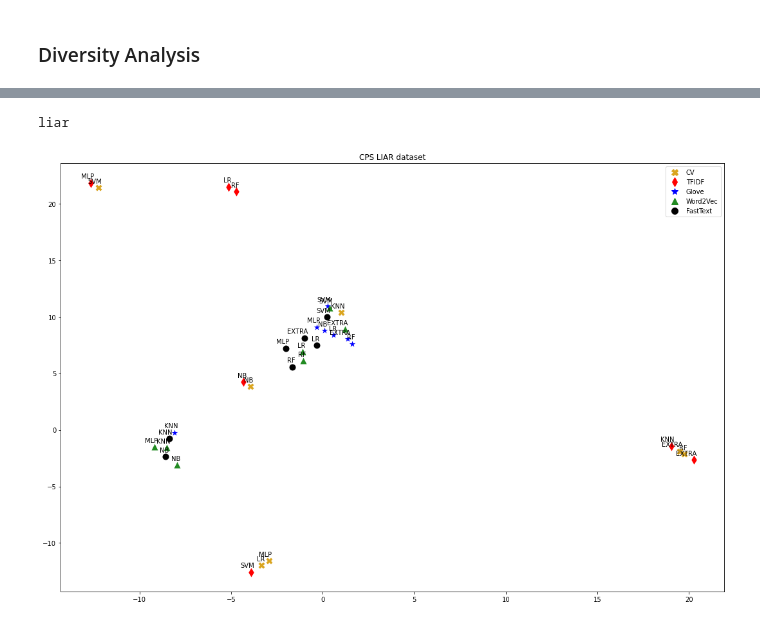
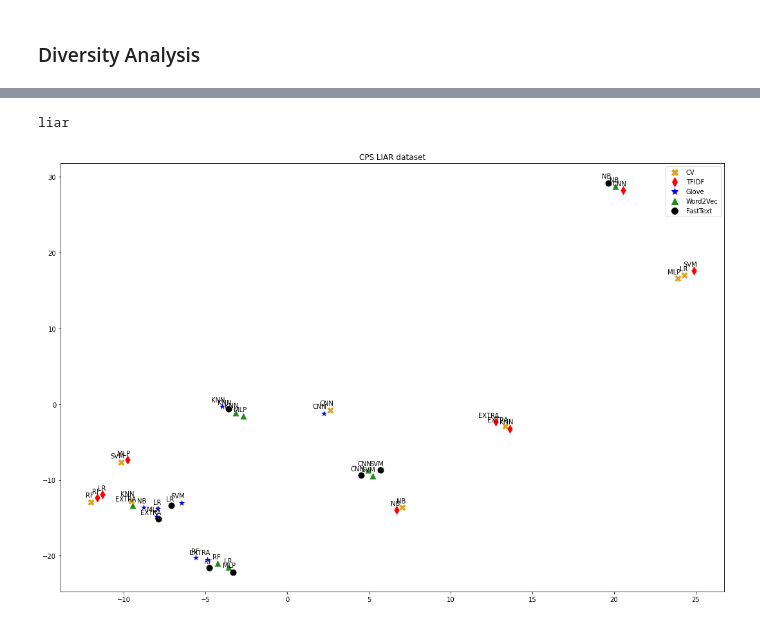
Before and after one commit to SaraBCoutinho/Pesquisa_2, a Jupyter notebook: LIAR_2_atual.ipynb, the cells around one changed output, grey strips where cells are left out. Saved outputs shown, nothing was run; the diff lists cells and outputs as text; code cells hidden in the pictures.

```diff
--- a/LIAR_2_atual.ipynb
+++ b/LIAR_2_atual.ipynb
@@ -856,14 +1099,0 @@ print(X_val.shape,probas_val.shape,labels_val.shape)
-# %%
-for idx_alg, algorithm in enumerate(algorithms_list):
-    X_val, X_test, cols = filter_df_train_test(probas_val, probas_test, algorithm)
-    X_val, X_test = filter_collinearity(X_val, X_test)
-
-    stacking.fit(X_val, labels_val)
-    y_pred = stacking.predict(X_test)
-    score = f1_score(labels_test, y_pred)
-    results_A[idx_alg] = score
-    name = "Confusion Matrix "+algorithm+" (Group A)"
-
-    feature_names = organize_names_df(cols)
-    create_coefficient_plot(stacking.coef_, feature_names, algorithm+" (Group A)", "Coefficients Group A - "+algorithm)
-#    generate_confusion_matrix(stacking, X_test, labels_test, name)
@@ -876,7 +1105,7 @@ array([0.])
 # %% [markdown]
 Stacking group B - Varying Feature Representation methods
 # %%
-fe_list = ['CV', 'GLOVE']#, 'W2V', 'GLOVE', 'FAST']
+fe_list = ['CV', 'TFIDF', 'W2V', 'GLOVE', 'FAST']
 stacking = LogisticRegression(class_weight='balanced')
 
 results_B = np.zeros(len(fe_list))
@@ -1023,10 +1311,14 @@ print(len(label.to_numpy()),label.shape, methods.shape)
 # %%
-clfs = ['SVM-CV', 'SVM-TFIDF', 'SVM-W2V', 'SVM-GLOVE', 'SVM-FAST', 'KNN-CV', 'KNN-TFIDF',
-        'KNN-W2V', 'KNN-GLOVE', 'KNN-FAST', ]
+clfs = ['SVM-CV', 'SVM-TFIDF', 'SVM-W2V', 'SVM-GLOVE', 'SVM-FAST', 'SVM-BERT',
+        'KNN-CV', 'KNN-TFIDF','KNN-W2V', 'KNN-GLOVE', 'KNN-FAST', 'KNN-BERT',
+        'MLP-CV','MLP-TFIDF','MLP-W2V','MLP-GLOVE','MLP-FAST','MLP-BERT',
+        'NB-CV','NB-TFIDF','NB-W2V','NB-GLOVE','NB-FAST','NB-BERT',
+        'RF-CV','RF-TFIDF','RF-W2V','RF-GLOVE','RF-FAST','RF-BERT',
+        'LR-CV','LR-TFIDF','LR-W2V','LR-GLOVE','LR-FAST','LR-BERT',
+        'CNN-CV','CNN-TFIDF','CNN-W2V','CNN-GLOVE','CNN-FAST','CNN-BERT']
 names = {}
-
-names['liar'] = ['MLP-FAST','KNN-GLOVE','KNN-FAST','KNN-CV','MLP-W2V','NB-CV',
-               'NB-FAST','RF-CV','LR-CV','KNN-W2V']
+dataset_name='liar'
+names['liar'] = ['RF-TFIDF','SVM-CV','LR-GLOVE','RF-W2V','MLP-W2V','CNN-GLOVE','CNN-FAST','NB-TFIDF','EXTRA-TFIDF','NB-FAST','LR-CV']
 #['MLP-FAST','KNN-GLOVE','KNN-FAST','KNN-CV','MLP-W2V','NB-CV','NB-FAST','RF-CV','LR-CV','KNN-W2V']
 
 oracle, df_yes, oracle_preds = get_oracle(label.to_numpy(), methods, names[dataset_name])
@@ -1037,11 +1329,11 @@ print(oracle)
 ORacle groups B
 # %%
 names = {}
-names['fast'] = ['MLP-FAST','KNN-FAST','EXTRA-FAST','RF-FAST','SVM-FAST','LR-FAST','NB-FAST']
-names['glove'] = ['MLP-GLOVE','KNN-GLOVE','EXTRA-GLOVE','RF-GLOVE','SVM-GLOVE','LR-GLOVE','NB-GLOVE']
-names['cv'] = ['MLP-CV','KNN-CV','EXTRA-CV','RF-CV','SVM-CV','LR-CV','NB-CV']
-names['tfidf'] = ['MLP-TFIDF','KNN-TFIDF','EXTRA-TFIDF','RF-TFIDF','SVM-TFIDF','LR-TFIDF','NB-TFIDF']
-names['w2v'] = ['MLP-W2V','KNN-W2V','EXTRA-W2V','RF-W2V','SVM-W2V','LR-W2V','NB-W2V']
+names['fast'] = ['MLP-FAST','KNN-FAST','EXTRA-FAST','RF-FAST','SVM-FAST','LR-FAST','NB-FAST','CNN-FAST']
+names['glove'] = ['MLP-GLOVE','KNN-GLOVE','EXTRA-GLOVE','RF-GLOVE','SVM-GLOVE','LR-GLOVE','NB-GLOVE','CNN-GLOVE']
+names['cv'] = ['MLP-CV','KNN-CV','EXTRA-CV','RF-CV','SVM-CV','LR-CV','NB-CV','CNN-CV']
+names['tfidf'] = ['MLP-TFIDF','KNN-TFIDF','EXTRA-TFIDF','RF-TFIDF','SVM-TFIDF','LR-TFIDF','NB-TFIDF','CNN-TFIDF']
+names['w2v'] = ['MLP-W2V','KNN-W2V','EXTRA-W2V','RF-W2V','SVM-W2V','LR-W2V','NB-W2V','NB-W2V']
 
 for name in ['fast', 'glove', 'cv', 'tfidf', 'w2v']:
     oracle, df_yes, oracle_preds = get_oracle(label.to_numpy(), methods, names[name])
@@ -1237,15 +1529,15 @@ def plot_diversity(D_changed, method_tmp, dataset_name, title):
     plt.tight_layout()
     plt.savefig(title + "_" + dataset_name.upper()+'_dataset.pdf', dpi=450)
 # %%
-n_classifiers = 7
+n_classifiers = 8
 method = 'umap'
 n_features = 5
 for dataset_name in ['liar']:
 
     label, methods = load_predictions(dataset_name)
     methods_name = [name.split('-', 1)[0] for name in methods.columns]
     D_tilde = compute_matrix_embedding(dataset_name, n_classifiers, n_features, method)
     plot_diversity(D_tilde, methods_name, dataset_name, method)
 # %% [output]
 liar
-[figure, old version]
+[figure, new version]
```
Also changed, not shown: parts of 57 cells of this notebook.
